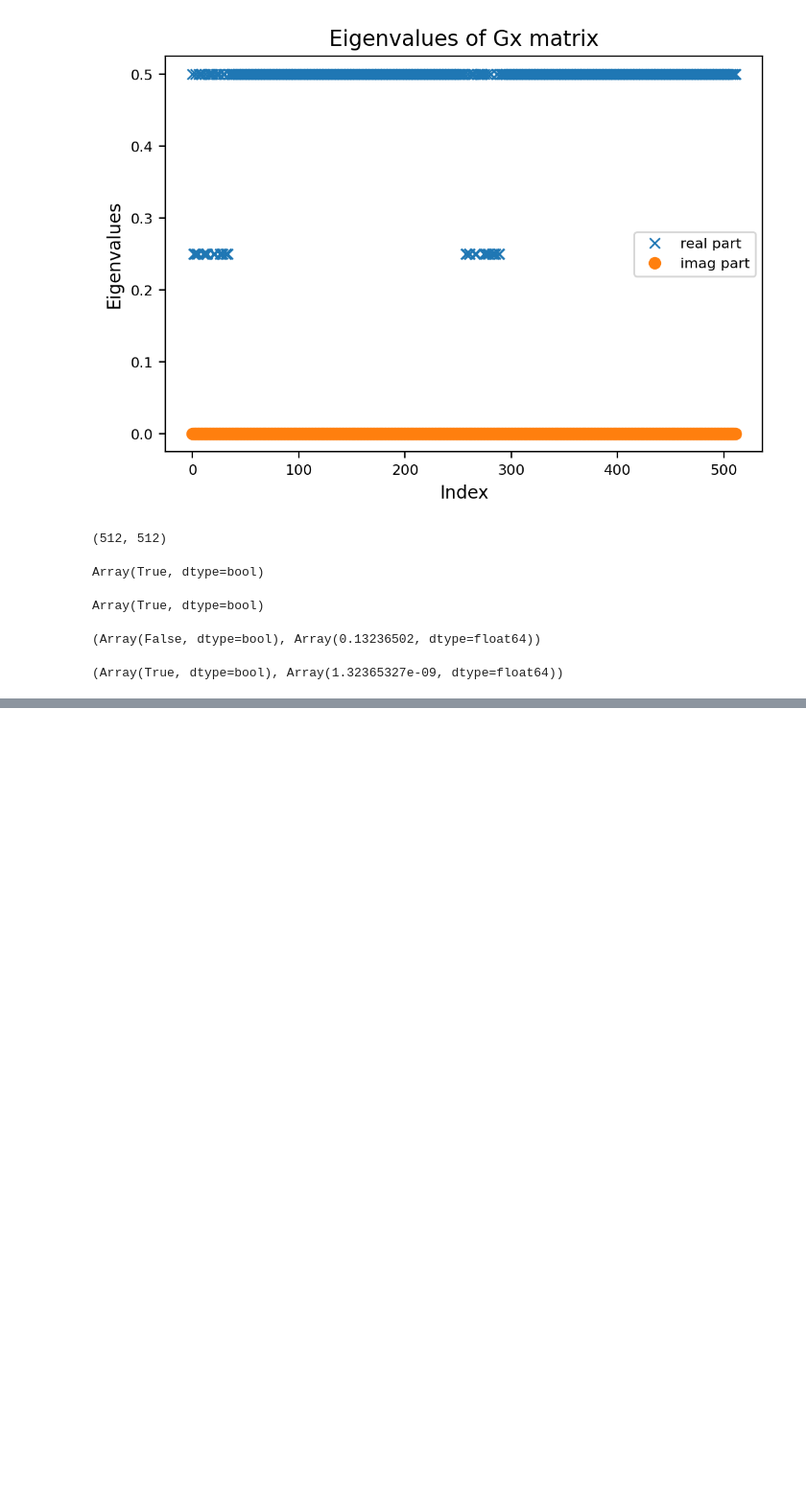
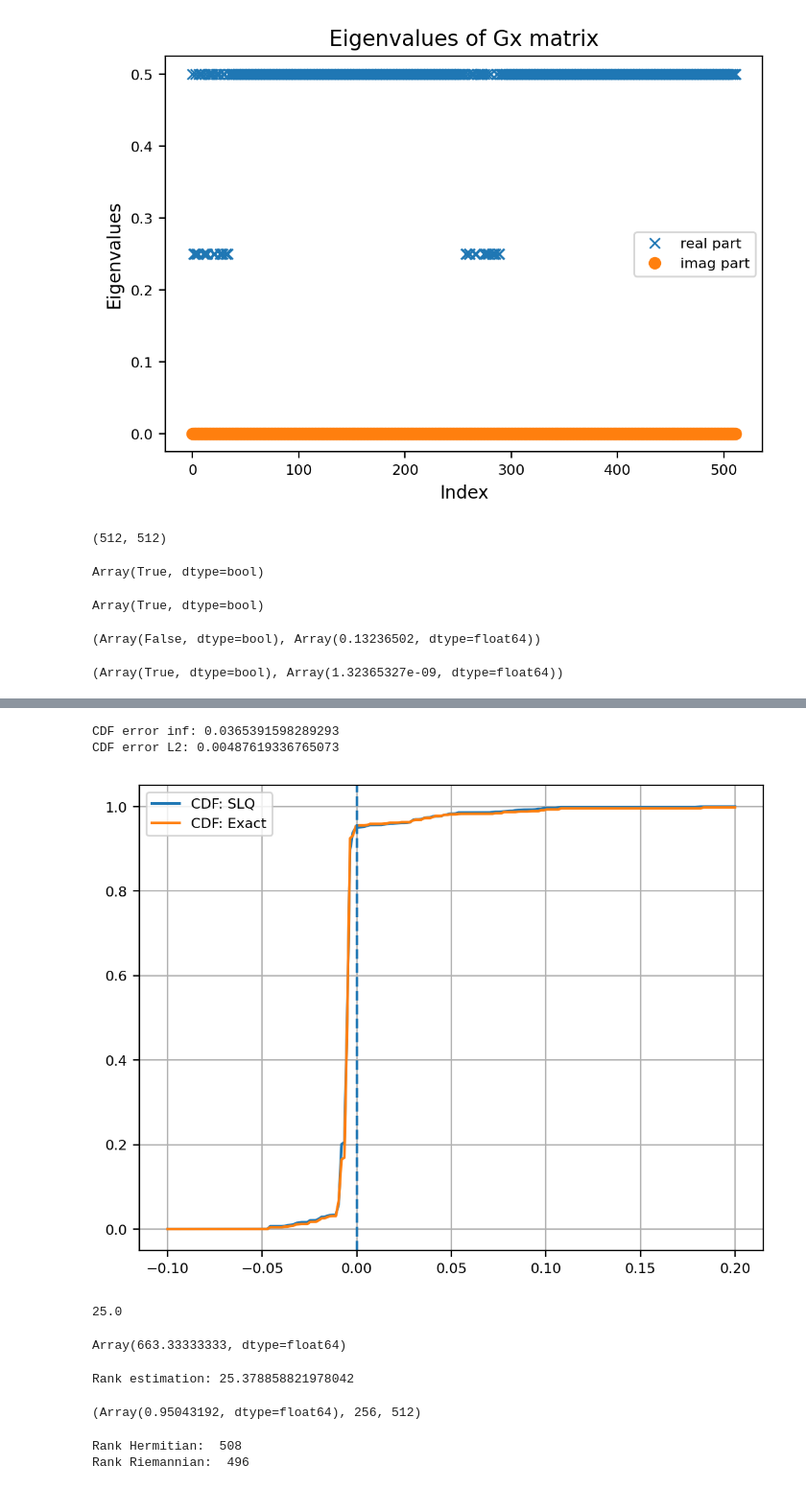
Before and after one commit to EmilianoG-byte/iqm-benchmarks, a Jupyter notebook: playground/num_sequences/testing_sd_approach.ipynb, the cells around one changed output, grey strips where cells are left out. Shown at 96% size. Cells and saved outputs as stored; diff of their text form; code cells hidden in the pictures; blank space fills up the shorter version.

```diff
--- a/playground/num_sequences/testing_sd_approach.ipynb
+++ b/playground/num_sequences/testing_sd_approach.ipynb
@@ -964,0 +983,4 @@ mean_slq, trace_est
+# %%
+from mGST.stochastic_lanczos_quadrature import exact_gaussian_spectral_density
+# Compute the exact spectral density using the analytical formula of the Gaussian and spectral density convoluted
+spectral_density_exact = exact_gaussian_spectral_density(eigenvals_hermitian_real, grid, sigma_norm)
@@ -964,0 +1026,58 @@ mean_slq, trace_est
+# %%
+def cdf_from_density(eigvals_grid, spectral_density):
+    dx = eigvals_grid[1] - eigvals_grid[0]
+    return jnp.cumsum(spectral_density) * dx
+
+cdf_exact = cdf_from_density(grid, spectral_density_exact)
+cdf_slq   = cdf_from_density(grid, spectral_density)
+
+cdf_linf = jnp.max(jnp.abs(cdf_exact - cdf_slq))
+cdf_l2   = jnp.sqrt(jnp.mean((cdf_exact - cdf_slq)**2))
+
+print(f"CDF error inf: {cdf_linf}")
+print(f"CDF error L2: {cdf_l2}")
+# %% [output]
+CDF error inf: 0.0365391598289293
+CDF error L2: 0.00487619336765073
+# %%
+plt.figure(dpi=200)
+eps = 1e-6
+
+plt.plot(grid, cdf_slq, label="CDF: SLQ")
+plt.plot(grid, cdf_exact, label="CDF: Exact")
+plt.axvline(eps, linestyle="--")
+plt.legend()
+plt.grid()
+# %% [output]
+[figure, added]
+# %%
+# Wasserstein distance:
+0.01 / sigma_norm
+# %% [output]
+25.0
+# %%
+jnp.sum(spectral_density)
+# %% [output]
+Array(663.33333333, dtype=float64)
+# %%
+# Can we compute the rank from this spectral density (actually from the cumulative distribution CDF)
+# fraction of eigenvalues <= eps
+null_frac = jnp.interp(1e-6, grid, cdf_slq) # we evaluate the higher limit of the integral at eps
+
+nullity_est = 2 * dim_input * null_frac
+rank_est = 2 * dim_input - nullity_est
+print(f"Rank estimation: {rank_est}")
+# %% [output]
+Rank estimation: 25.378858821978042
+# %%
+null_frac, dim_input,  2 * dim_input
+# %% [output]
+(Array(0.95043192, dtype=float64), 256, 512)
+# %%
+rank_hessian_hermitian = jnp.linalg.matrix_rank(Hessian_matrix)
+rank_hessian_riemannian = jnp.linalg.matrix_rank(H_riemann)
+print("Rank Hermitian: ", rank_hessian_hermitian)
+print("Rank Riemannian: ", rank_hessian_riemannian)
+# %% [output]
+Rank Hermitian:  508
+Rank Riemannian:  496
```
Also changed, not shown: parts of 33 cells of this notebook, 1 other file.
